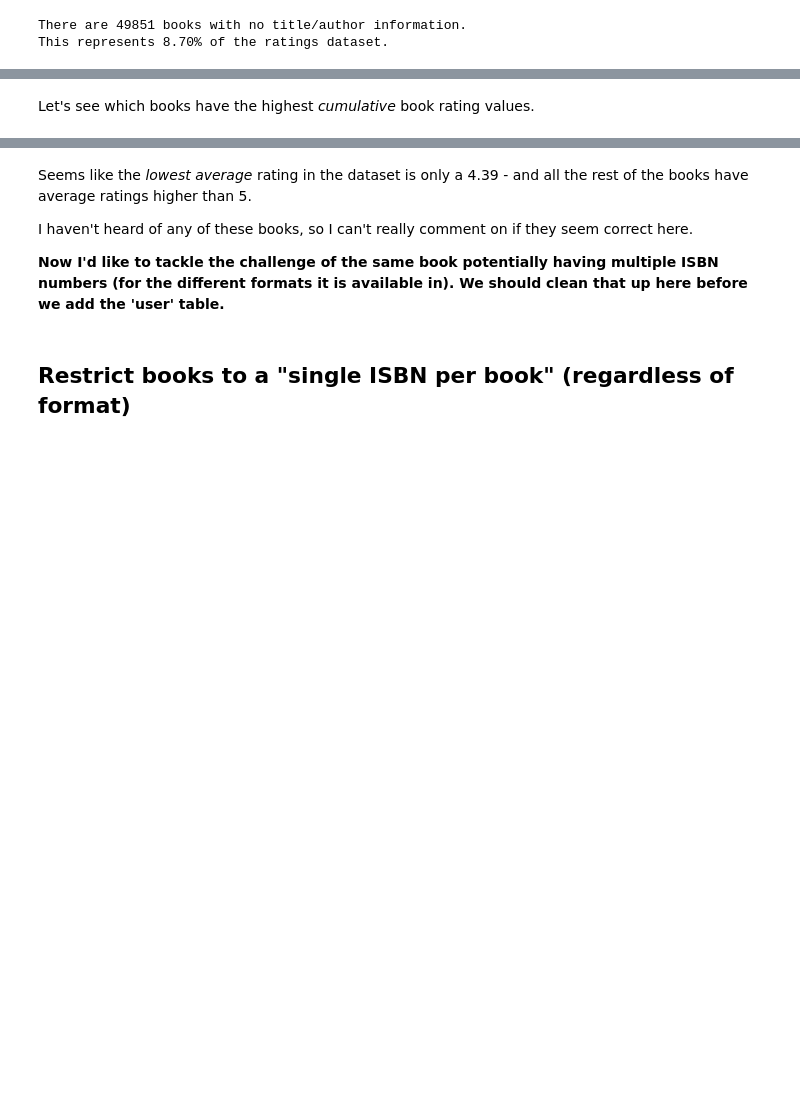
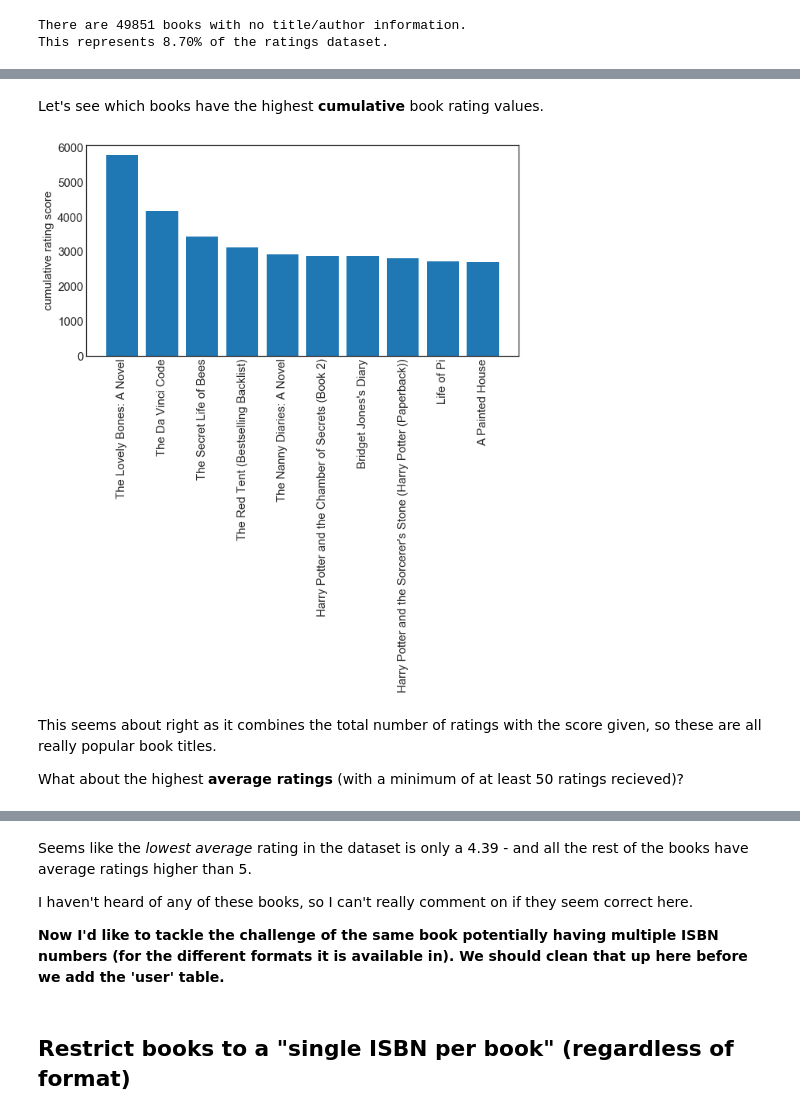
Before and after one commit to tttgm/fellowshipai, a Jupyter notebook: Book-Crossing-Recommender.ipynb, the cells around one changed output, grey strips where cells are left out. Drawn from its saved outputs; the diff is of its cells as text; code cells hidden in the pictures; blank space fills up the shorter version.

Commit message:
Finalised the data pre-processing

```diff
--- a/Book-Crossing-Recommender.ipynb
+++ b/Book-Crossing-Recommender.ipynb
@@ -266,7 +266,7 @@ books.year_of_publication.replace(0, np.nan, inplace=True)
 yr = books.year_of_publication.value_counts().sort_index()
 yr = yr.where(yr>5) # filter out counts less than 5
 plt.figure(figsize=(20, 10))
-plt.rcParams.update({'font.size': 20}) # Set larger plot font size
+plt.rcParams.update({'font.size': 15}) # Set larger plot font size
 plt.bar(yr.index, yr.values)
 plt.xlabel('Year of Publication')
 plt.ylabel('counts')
@@ -490,7 +514,7 @@ Let's see what the distribution of ratings looks like.
 rtg = book_ratings.book_rating.value_counts().sort_index()
 
 plt.figure(figsize=(10, 5))
-plt.rcParams.update({'font.size': 20}) # Set larger plot font size
+plt.rcParams.update({'font.size': 15}) # Set larger plot font size
 plt.bar(rtg.index, rtg.values)
 plt.xlabel('Rating')
 plt.ylabel('counts')
@@ -519,7 +543,7 @@ Let's look at how the ratings are distributed again.
 rtg = book_ratings.book_rating.value_counts().sort_index()
 
 plt.figure(figsize=(10, 5))
-plt.rcParams.update({'font.size': 20}) # Set larger plot font size
+plt.rcParams.update({'font.size': 15}) # Set larger plot font size
 plt.bar(rtg.index, rtg.values)
 plt.xlabel('Rating')
 plt.ylabel('counts')
@@ -565,4 +608,22 @@ There isn't really anything we can do about that, but we should really remove th
 # %%
-books_with_ratings.dropna(inplace=True) # remove rows with missing title/author data
+books_with_ratings.dropna(subset=['book_title'], inplace=True) # remove rows with missing title/author data
 # %% [markdown]
-Let's see which books have the highest *cumulative* book rating values.
+Let's see which books have the highest **cumulative** book rating values.
+# %%
+cm_rtg = books_with_ratings.groupby('book_title').book_rating.sum()
+cm_rtg = cm_rtg.sort_values(ascending=False)[:10]
+idx = cm_rtg.index.tolist() # Get sorted book titles
+vals = cm_rtg.values.tolist() # Get corresponding cm_rtg values
+
+plt.figure(figsize=(10, 5))
+plt.rcParams.update({'font.size': 15})
+plt.bar(range(len(idx)), vals)
+plt.xticks(range(len(idx)), idx, rotation='vertical')
+plt.ylabel('cumulative rating score')
+plt.show()
+# %% [output]
+[figure, added]
+# %% [markdown]
+This seems about right as it combines the total number of ratings with the score given, so these are all really popular book titles.
+
+What about the highest **average ratings** (with a minimum of at least 50 ratings recieved)?
```
Also changed, not shown: parts of 118 cells of this notebook.
